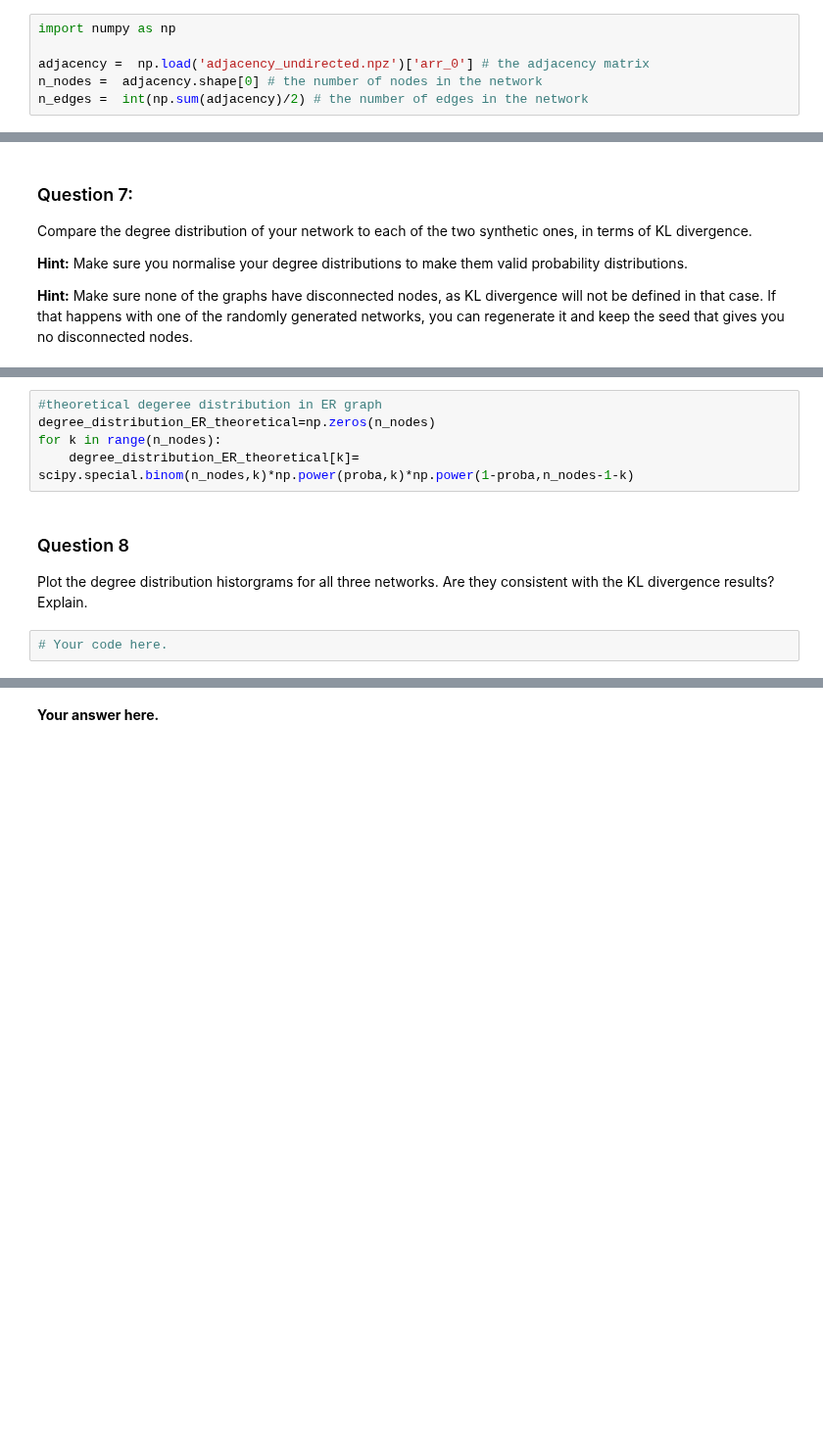
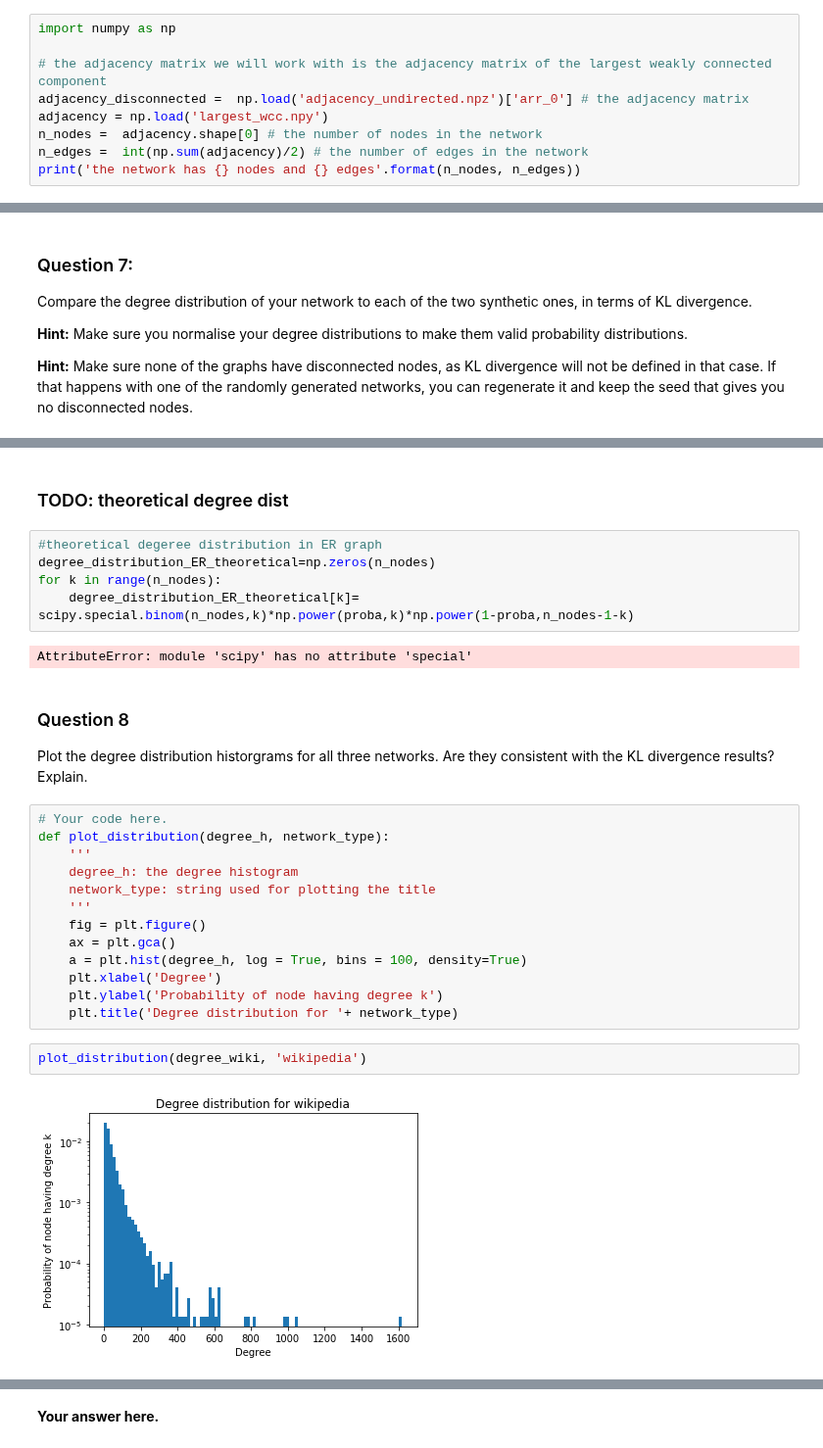
Before and after one commit to isabelaconstantin/wikinet, a Jupyter notebook: milestone2/2_network_models.ipynb, the cells around one changed output, grey strips where cells are left out. Shown at 98% size. Drawn from its saved outputs; the diff is of its cells as text; blank space fills up the shorter version.

```diff
--- a/milestone2/2_network_models.ipynb
+++ b/milestone2/2_network_models.ipynb
@@ -29,6 +29,9 @@ Import the adjacency matrix of your graph that you constructed in milestone 1, a
 # %%
 import numpy as np
 
-adjacency =  np.load('adjacency_undirected.npz')['arr_0'] # the adjacency matrix
+# the adjacency matrix we will work with is the adjacency matrix of the largest weakly connected component
+adjacency_disconnected =  np.load('adjacency_undirected.npz')['arr_0'] # the adjacency matrix
+adjacency = np.load('largest_wcc.npy')
 n_nodes =  adjacency.shape[0] # the number of nodes in the network
 n_edges =  int(np.sum(adjacency)/2) # the number of edges in the network
+print('the network has {} nodes and {} edges'.format(n_nodes, n_edges))
@@ -262,11 +299,30 @@ degree_distribution_ER= np.histogram(degree_ER,np.arange(max(degree_ER)+1))[0]/n
+# %% [markdown]
+### TODO: theoretical degree dist
 # %%
 #theoretical degeree distribution in ER graph
 degree_distribution_ER_theoretical=np.zeros(n_nodes)
 for k in range(n_nodes):
     degree_distribution_ER_theoretical[k]= scipy.special.binom(n_nodes,k)*np.power(proba,k)*np.power(1-proba,n_nodes-1-k)
+# %% [output]
+AttributeError: module 'scipy' has no attribute 'special'
 # %% [markdown]
 ### Question 8
 
 Plot the degree distribution historgrams for all three networks. Are they consistent with the KL divergence results? Explain.
-# %%
-# Your code here.
+# %%
+# Your code here.
+def plot_distribution(degree_h, network_type):
+    '''
+    degree_h: the degree histogram
+    network_type: string used for plotting the title
+    '''
+    fig = plt.figure()
+    ax = plt.gca()
+    a = plt.hist(degree_h, log = True, bins = 100, density=True)
+    plt.xlabel('Degree')
+    plt.ylabel('Probability of node having degree k')
+    plt.title('Degree distribution for '+ network_type)
+# %%
+plot_distribution(degree_wiki, 'wikipedia')
+# %% [output]
+[figure, added]
```
Also changed, not shown: parts of 28 cells of this notebook.
